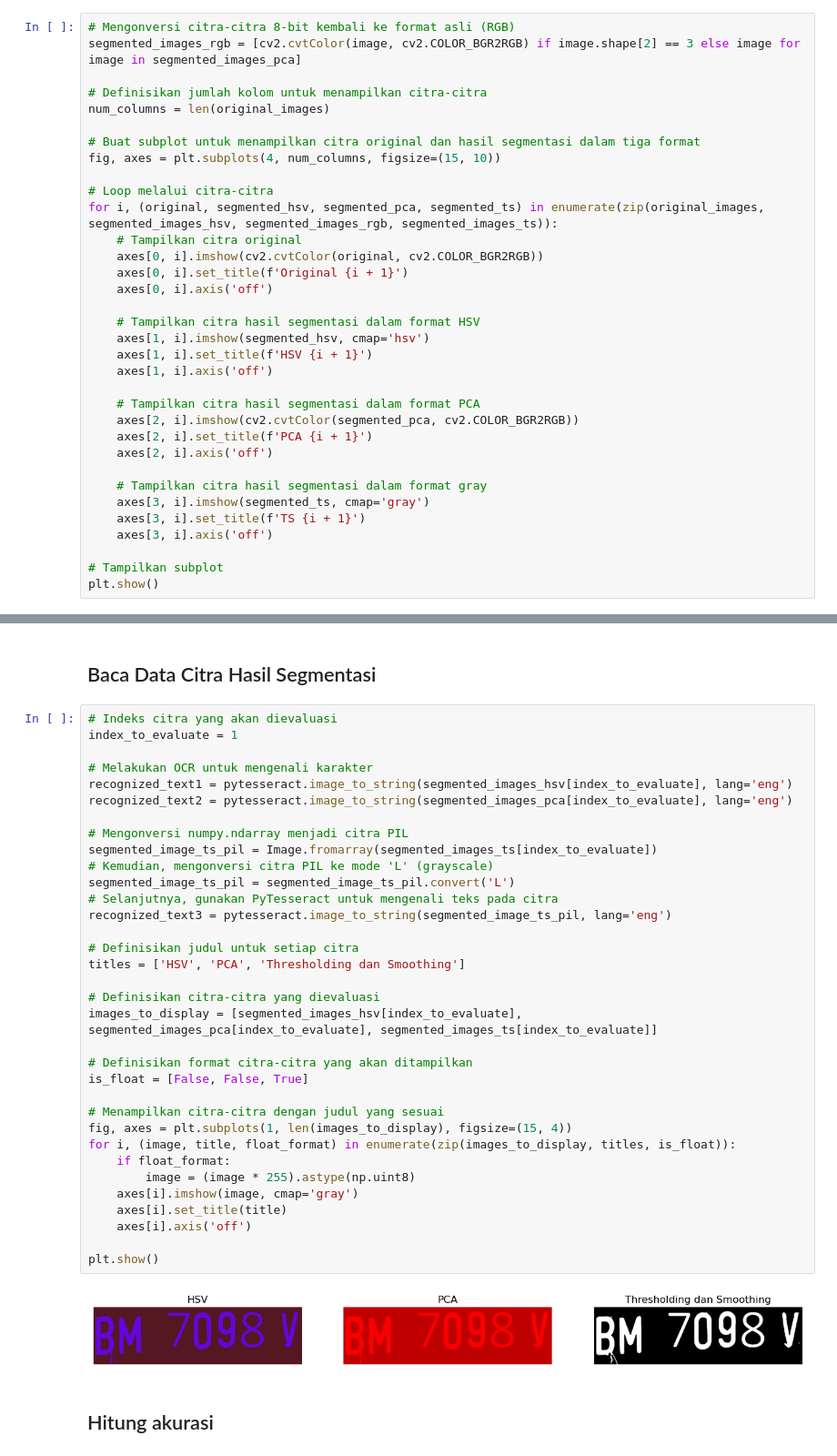
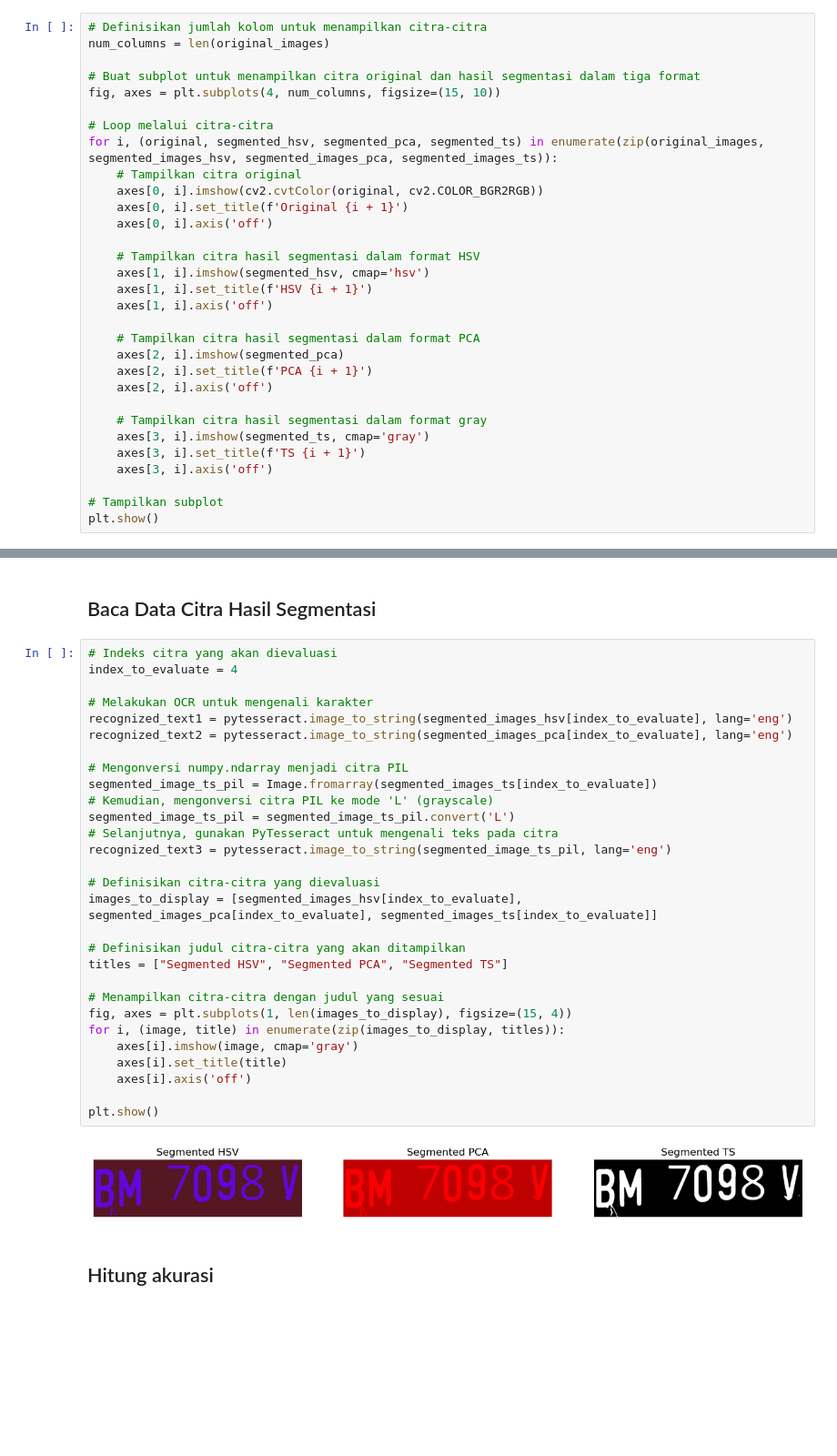
Before and after one commit to BimaBayuUWUUU/2141720019_Machine-Learning_2023, a Jupyter notebook: UTS/UTS_Machine Learning.ipynb, the cells around one changed output, grey strips where cells are left out. Shown at 91% size. Saved outputs shown, nothing was run; the diff lists cells and outputs as text; blank space fills up the shorter version.

```diff
--- a/UTS/UTS_Machine Learning.ipynb
+++ b/UTS/UTS_Machine Learning.ipynb
@@ -145,9 +145,6 @@ segmented_images_ts = [kmeans_segmentation_gray(img, 2) for img in preprocessed_
 # %% [markdown]
 # Hasil Segementasi
 # %%
-# Mengonversi citra-citra 8-bit kembali ke format asli (RGB)
-segmented_images_rgb = [cv2.cvtColor(image, cv2.COLOR_BGR2RGB) if image.shape[2] == 3 else image for image in segmented_images_pca]
-
 # Definisikan jumlah kolom untuk menampilkan citra-citra
 num_columns = len(original_images)
 
@@ -155,7 +152,7 @@ num_columns = len(original_images)
 fig, axes = plt.subplots(4, num_columns, figsize=(15, 10))
 
 # Loop melalui citra-citra
-for i, (original, segmented_hsv, segmented_pca, segmented_ts) in enumerate(zip(original_images, segmented_images_hsv, segmented_images_rgb, segmented_images_ts)):
+for i, (original, segmented_hsv, segmented_pca, segmented_ts) in enumerate(zip(original_images, segmented_images_hsv, segmented_images_pca, segmented_images_ts)):
     # Tampilkan citra original
     axes[0, i].imshow(cv2.cvtColor(original, cv2.COLOR_BGR2RGB))
     axes[0, i].set_title(f'Original {i + 1}')
@@ -167,7 +164,7 @@ for i, (original, segmented_hsv, segmented_pca, segmented_ts) in enumerate(zip(o
     axes[1, i].axis('off')
 
     # Tampilkan citra hasil segmentasi dalam format PCA
-    axes[2, i].imshow(cv2.cvtColor(segmented_pca, cv2.COLOR_BGR2RGB))
+    axes[2, i].imshow(segmented_pca)
     axes[2, i].set_title(f'PCA {i + 1}')
     axes[2, i].axis('off')
 
@@ -203,40 +200,35 @@ def calculate_levenshtein_distance(ground_truth, recognized_text):
 ## Baca Data Citra Hasil Segmentasi
 # %%
 # Indeks citra yang akan dievaluasi
-index_to_evaluate = 1
+index_to_evaluate = 4
 
 # Melakukan OCR untuk mengenali karakter
 recognized_text1 = pytesseract.image_to_string(segmented_images_hsv[index_to_evaluate], lang='eng')
 recognized_text2 = pytesseract.image_to_string(segmented_images_pca[index_to_evaluate], lang='eng')
 
 # Mengonversi numpy.ndarray menjadi citra PIL
 segmented_image_ts_pil = Image.fromarray(segmented_images_ts[index_to_evaluate])
 # Kemudian, mengonversi citra PIL ke mode 'L' (grayscale)
 segmented_image_ts_pil = segmented_image_ts_pil.convert('L')
 # Selanjutnya, gunakan PyTesseract untuk mengenali teks pada citra
 recognized_text3 = pytesseract.image_to_string(segmented_image_ts_pil, lang='eng')
 
-# Definisikan judul untuk setiap citra
-titles = ['HSV', 'PCA', 'Thresholding dan Smoothing']
-
 # Definisikan citra-citra yang dievaluasi
 images_to_display = [segmented_images_hsv[index_to_evaluate], segmented_images_pca[index_to_evaluate], segmented_images_ts[index_to_evaluate]]
 
-# Definisikan format citra-citra yang akan ditampilkan
-is_float = [False, False, True]
+# Definisikan judul citra-citra yang akan ditampilkan
+titles = ["Segmented HSV", "Segmented PCA", "Segmented TS"]
 
 # Menampilkan citra-citra dengan judul yang sesuai
 fig, axes = plt.subplots(1, len(images_to_display), figsize=(15, 4))
-for i, (image, title, float_format) in enumerate(zip(images_to_display, titles, is_float)):
-    if float_format:
-        image = (image * 255).astype(np.uint8)
+for i, (image, title) in enumerate(zip(images_to_display, titles)):
     axes[i].imshow(image, cmap='gray')
     axes[i].set_title(title)
     axes[i].axis('off')
 
 plt.show()
 # %% [output]
-[figure, old version]
+[figure, new version]
 # %% [markdown]
 ## Hitung akurasi
 # %%
```
Also changed, not shown: parts of 3 cells of this notebook.
